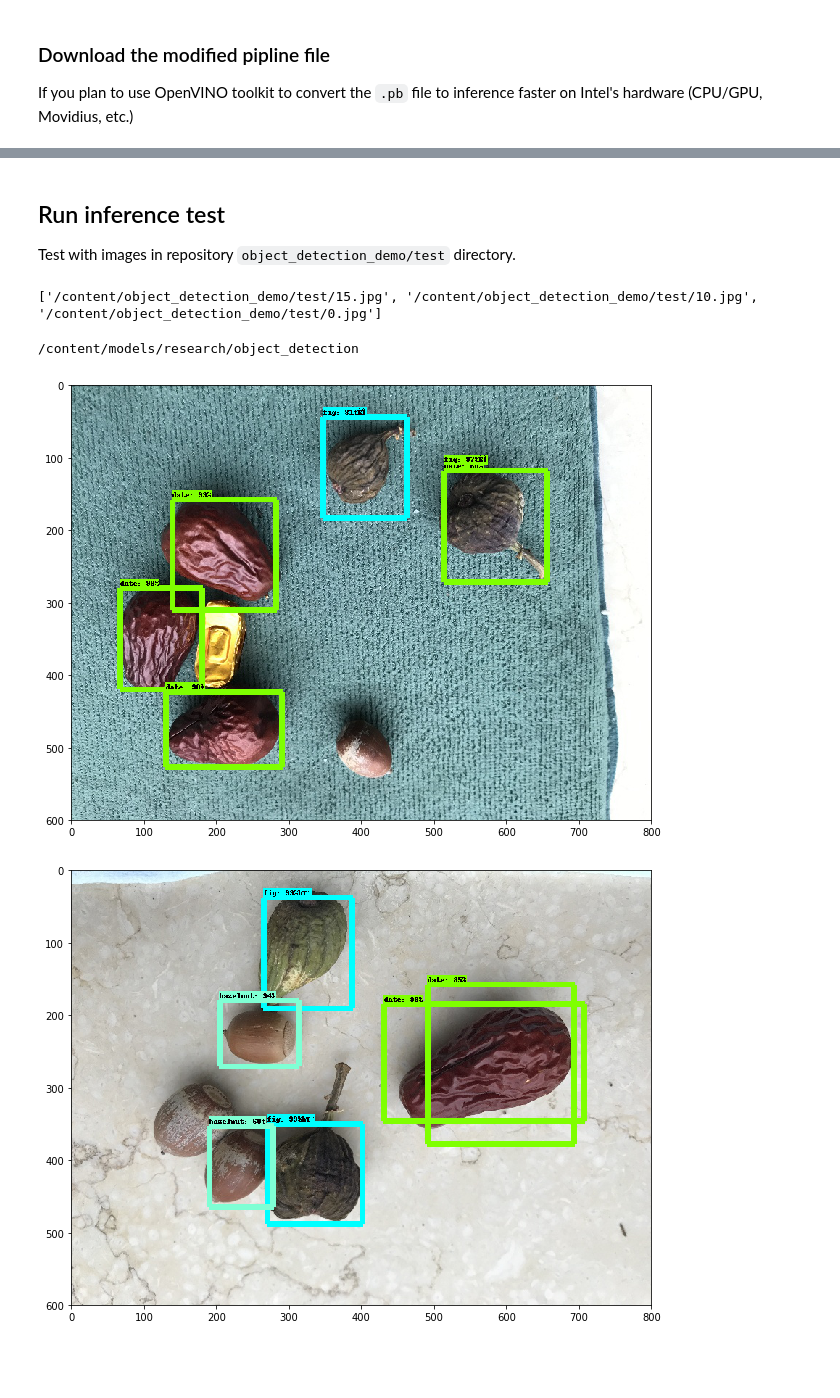
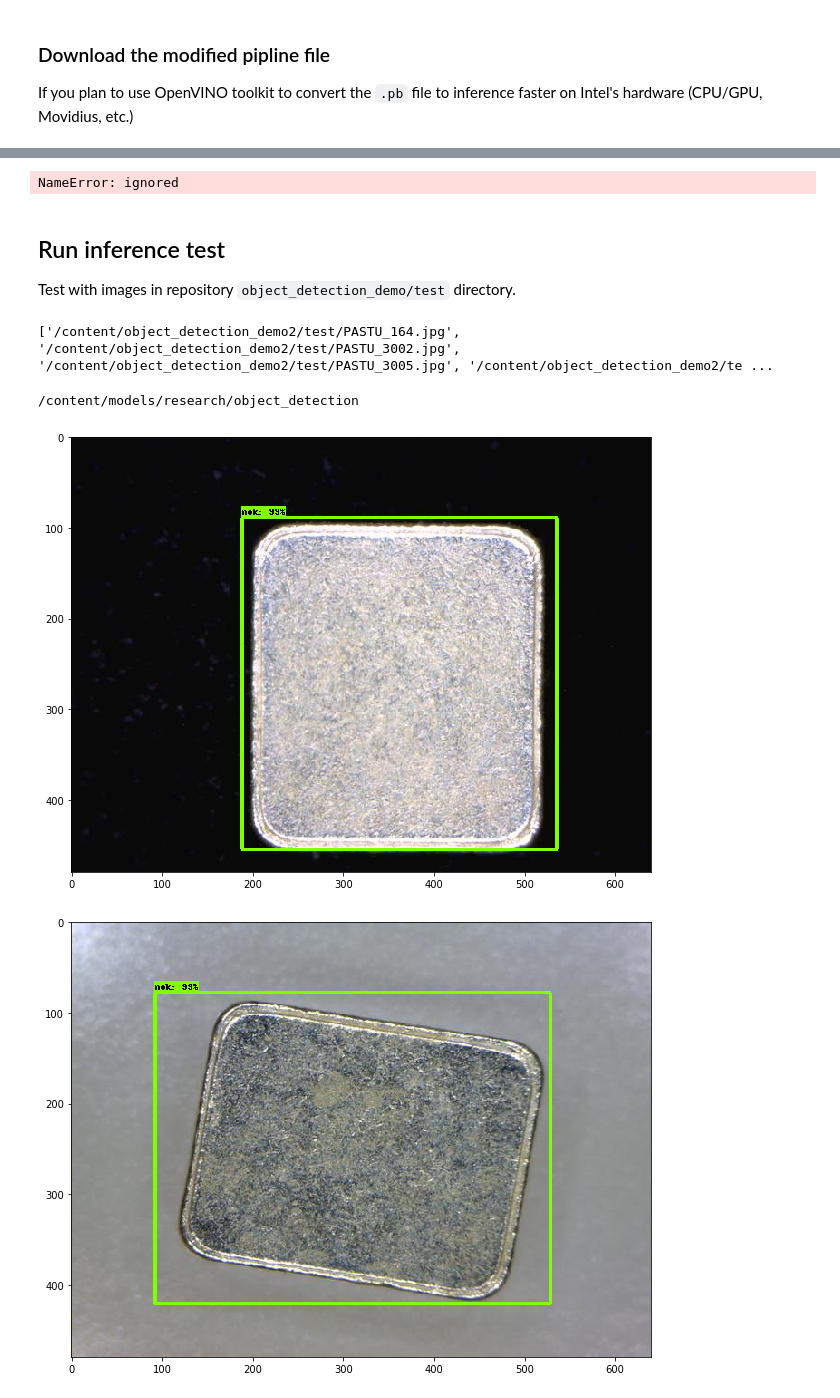
Before and after one commit to PLICHET/object_detection_demo2, a Jupyter notebook: tensorflow_object_detection_training_colabBruno.ipynb, the cells around one changed output, grey strips where cells are left out. Saved outputs shown, nothing was run; the diff lists cells and outputs as text; code cells hidden in the pictures; blank space fills up the shorter version.

```diff
--- a/tensorflow_object_detection_training_colabBruno.ipynb
+++ b/tensorflow_object_detection_training_colabBruno.ipynb
@@ -160,4 +182,5 @@ Successfully created the TFRecords: /content/object_detection_demo/data/annotati
 # %%
-test_record_fname = '/content/object_detection_demo/data/annotations/test.record'
-train_record_fname = '/content/object_detection_demo/data/annotations/train.record'
-label_map_pbtxt_fname = '/content/object_detection_demo/data/annotations/label_map.pbtxt'
+#  Attention a point sur le bon chemin en cas de modif du nom de depot Github ici:  object_detection_demo2
+test_record_fname = '/content/object_detection_demo2/data/annotations/test.record'
+train_record_fname = '/content/object_detection_demo2/data/annotations/train.record'
+label_map_pbtxt_fname = '/content/object_detection_demo2/data/annotations/label_map.pbtxt'
@@ -477,3 +547,8 @@ files.download(pipeline_fname)
+# %%
+from google.colab import files
+files.download(pipeline.config)
+# %% [output]
+NameError: ignored
 # %% [markdown]
 ## Run inference test
 Test with images in repository `object_detection_demo/test` directory.
@@ -496,7 +571,7 @@ TEST_IMAGE_PATHS = glob.glob(os.path.join(PATH_TO_TEST_IMAGES_DIR, "*.*"))
 assert len(TEST_IMAGE_PATHS) > 0, 'No image found in `{}`.'.format(PATH_TO_TEST_IMAGES_DIR)
 print(TEST_IMAGE_PATHS)
 # %% [output]
-['/content/object_detection_demo/test/15.jpg', '/content/object_detection_demo/test/10.jpg', '/content/object_detection_demo/test/0.jpg']
+['/content/object_detection_demo2/test/PASTU_164.jpg', '/content/object_detection_demo2/test/PASTU_3002.jpg', '/content/object_detection_demo2/test/PASTU_3005.jpg', '/content/object_detection_demo2/te ...
 # %%
 %cd /content/models/research/object_detection
 
@@ -600,33 +675,33 @@ def run_inference_for_single_image(image, graph):
                 'detection_classes'][0].astype(np.uint8)
             output_dict['detection_boxes'] = output_dict['detection_boxes'][0]
             output_dict['detection_scores'] = output_dict['detection_scores'][0]
             if 'detection_masks' in output_dict:
                 output_dict['detection_masks'] = output_dict['detection_masks'][0]
     return output_dict
 
 
 for image_path in TEST_IMAGE_PATHS:
     image = Image.open(image_path)
     # the array based representation of the image will be used later in order to prepare the
     # result image with boxes and labels on it.
     image_np = load_image_into_numpy_array(image)
     # Expand dimensions since the model expects images to have shape: [1, None, None, 3]
     image_np_expanded = np.expand_dims(image_np, axis=0)
     # Actual detection.
     output_dict = run_inference_for_single_image(image_np, detection_graph)
     # Visualization of the results of a detection.
     vis_util.visualize_boxes_and_labels_on_image_array(
         image_np,
         output_dict['detection_boxes'],
         output_dict['detection_classes'],
         output_dict['detection_scores'],
         category_index,
         instance_masks=output_dict.get('detection_masks'),
         use_normalized_coordinates=True,
-        line_thickness=8)
+        line_thickness=4)
     plt.figure(figsize=IMAGE_SIZE)
     plt.imshow(image_np)
 # %% [output]
 /content/models/research/object_detection
-[figure, old version]
+[figure, new version]
-[figure, old version]
+[figure, new version]
```
Also changed, not shown: parts of 30 cells of this notebook.
